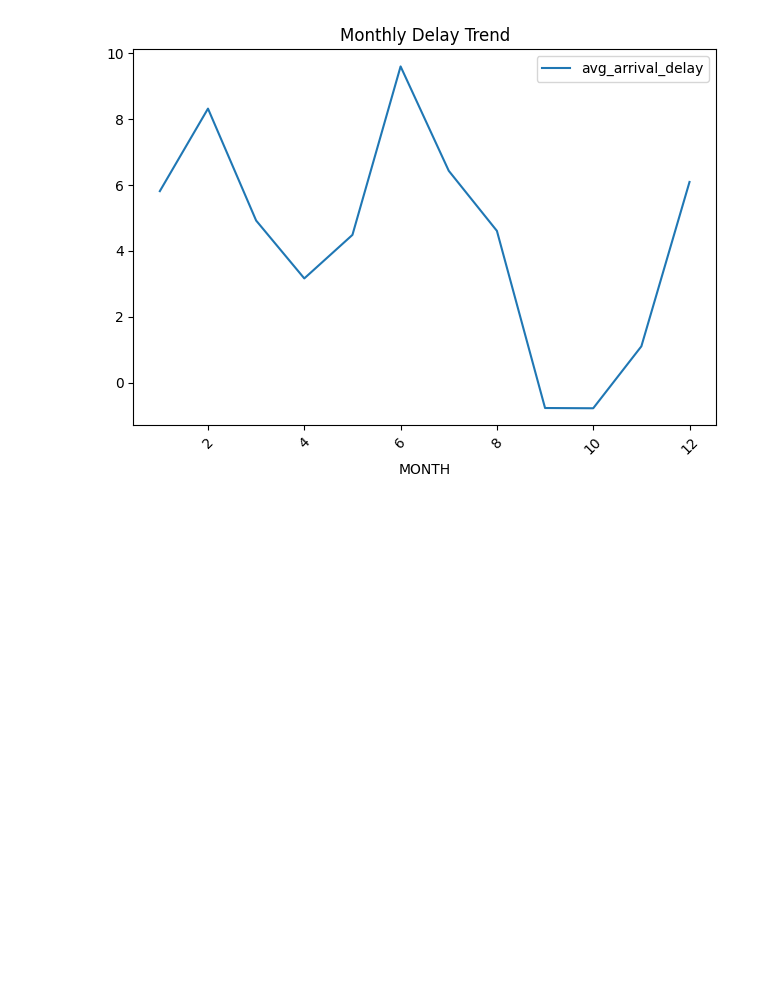
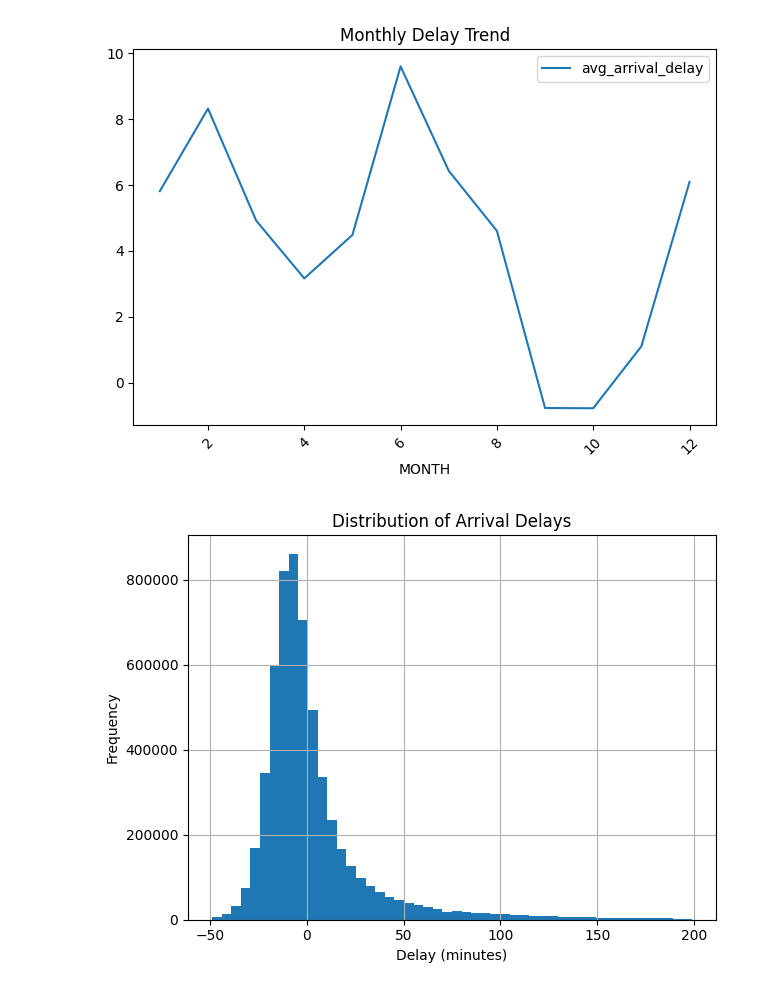
Before and after one commit to ArdissoneG/airline_analysis, a Jupyter notebook: notebooks/airline_analysis.ipynb, the cells around one changed output. Cells and saved outputs as stored; diff of their text form; code cells hidden in the pictures; blank space fills up the shorter version.

```diff
--- a/notebooks/airline_analysis.ipynb
+++ b/notebooks/airline_analysis.ipynb
@@ -50,3 +50,7 @@ plot_delays_by_airline(results["delays_by_airline"])
 plot_monthly_delay(results["monthly_delay_trend"])
 # %% [output]
 [figure]
+# %%
+plot_delay_distribution(results["delay_distribution"])
+# %% [output]
+[figure, added]
```
Also changed, not shown: parts of 4 cells of this notebook, 11 other files.
